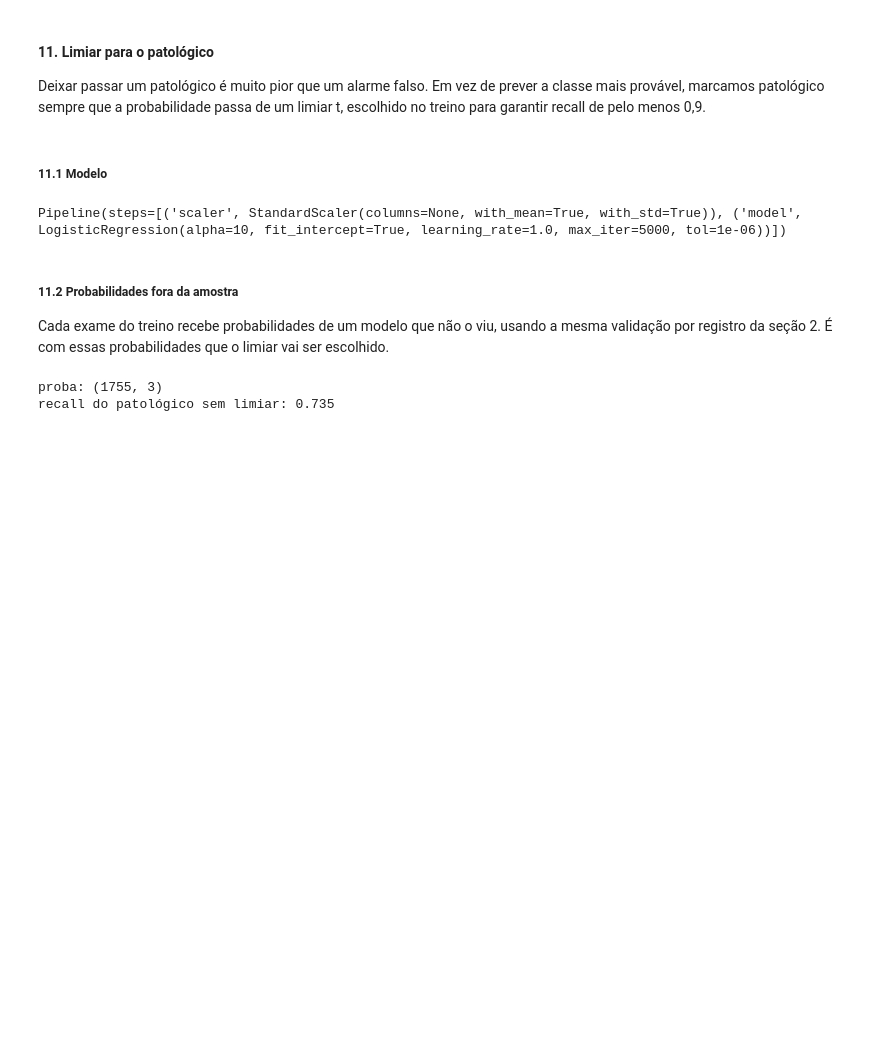
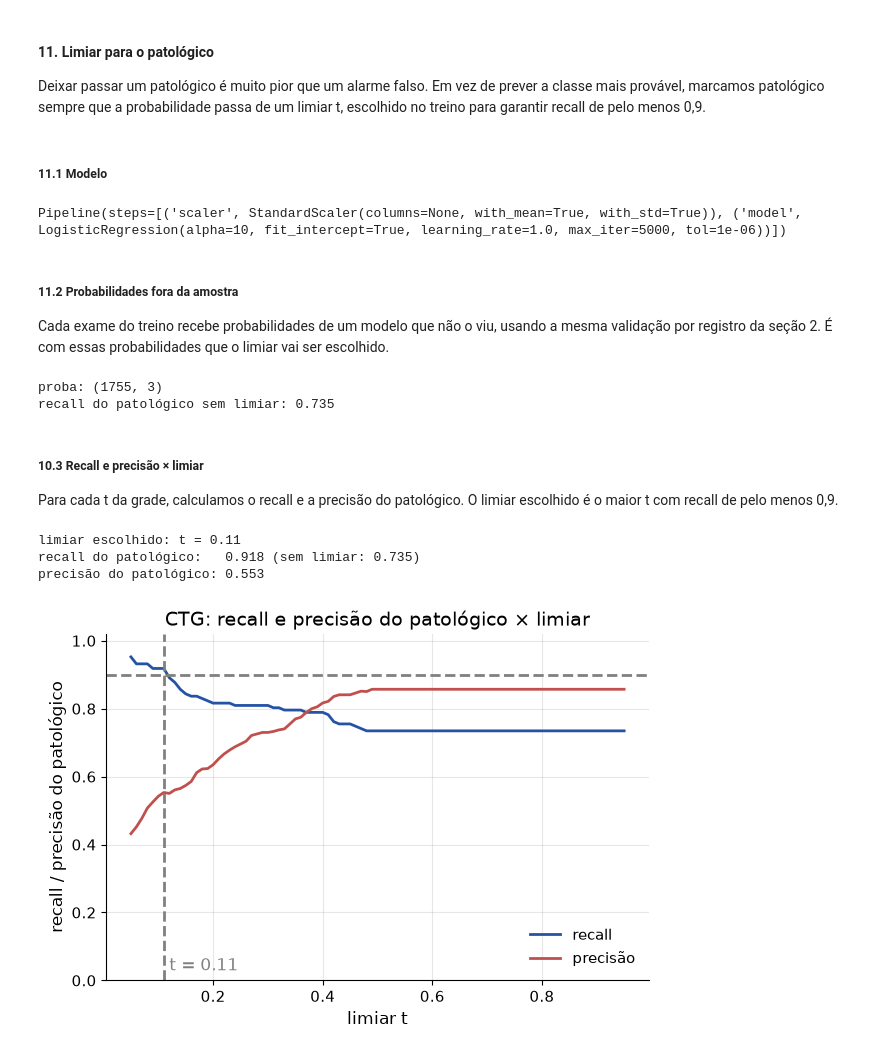
Before and after one commit to ml1-impatech/statstech-analise, a Jupyter notebook: notebooks/ctg_models.ipynb, the cells around one changed output. Saved outputs shown, nothing was run; the diff lists cells and outputs as text; code cells hidden in the pictures; blank space fills up the shorter version.

Commit message:
Implementa limiar e precisão x limiar

```diff
--- a/notebooks/ctg_models.ipynb
+++ b/notebooks/ctg_models.ipynb
@@ -546,3 +546,38 @@ print(f"recall do patológico sem limiar: {recall:.3f}")
 # %% [output]
 proba: (1755, 3)
 recall do patológico sem limiar: 0.735
+# %% [markdown]
+##### 10.3 Recall e precisão × limiar
+
+Para cada t da grade, calculamos o recall e a precisão do patológico. O limiar escolhido é o maior t com recall de pelo menos 0,9.
+# %%
+MIN_RECALL = 0.9
+THRESHOLDS = np.round(np.linspace(0.05, 0.95, 91), 2)
+
+recall, precision = threshold_curve(proba, y_train, PATHOLOGICAL, THRESHOLDS)
+t = choose_threshold(proba, y_train, PATHOLOGICAL, min_recall=MIN_RECALL)
+i = np.flatnonzero(np.isclose(THRESHOLDS, t))[0]
+
+print(f"limiar escolhido: t = {t:.2f}")
+print(f"recall do patológico:   {recall[i]:.3f} (sem limiar: {recall_argmax:.3f})")
+print(f"precisão do patológico: {precision[i]:.3f}")
+# %% [output]
+limiar escolhido: t = 0.11
+recall do patológico:   0.918 (sem limiar: 0.735)
+precisão do patológico: 0.553
+# %%
+fig, ax = plt.subplots()
+ax.plot(THRESHOLDS, recall, label="recall")
+ax.plot(THRESHOLDS, precision, label="precisão")
+ax.axvline(t, linestyle="--", color="gray")
+ax.axhline(MIN_RECALL, linestyle="--", color="gray")
+ax.text(t + 0.01, 0.03, f"t = {t:.2f}", color="gray")
+ax.set_ylim(0, 1.02)
+ax.set_xlabel("limiar t")
+ax.set_ylabel("recall / precisão do patológico")
+ax.set_title("CTG: recall e precisão do patológico × limiar")
+ax.legend(loc="lower right")
+save_figure(fig, "ctg_limiar")
+plt.show()
+# %% [output]
+[figure, added]
```
Also changed, not shown: parts of 2 cells of this notebook, 1 other file.
